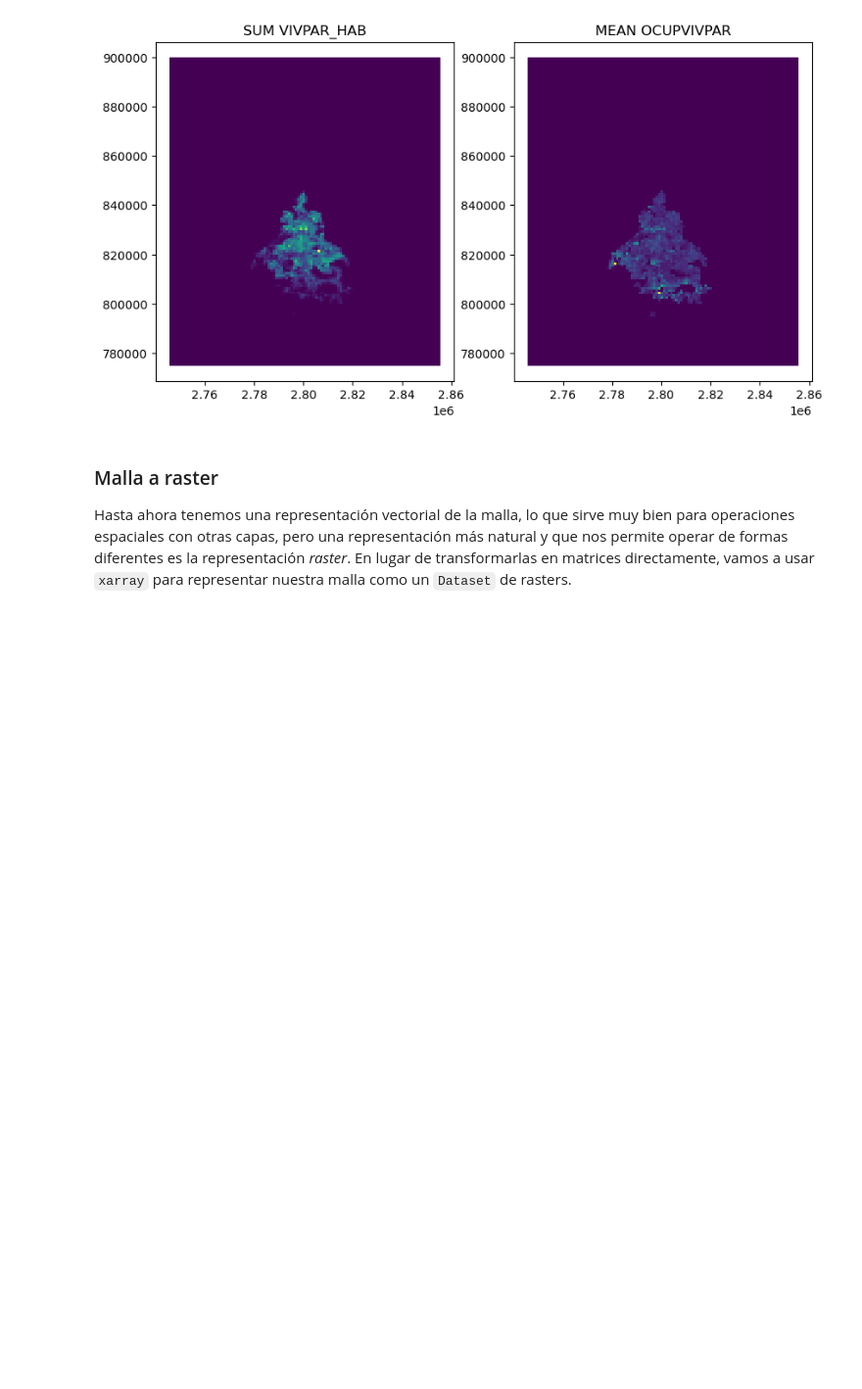
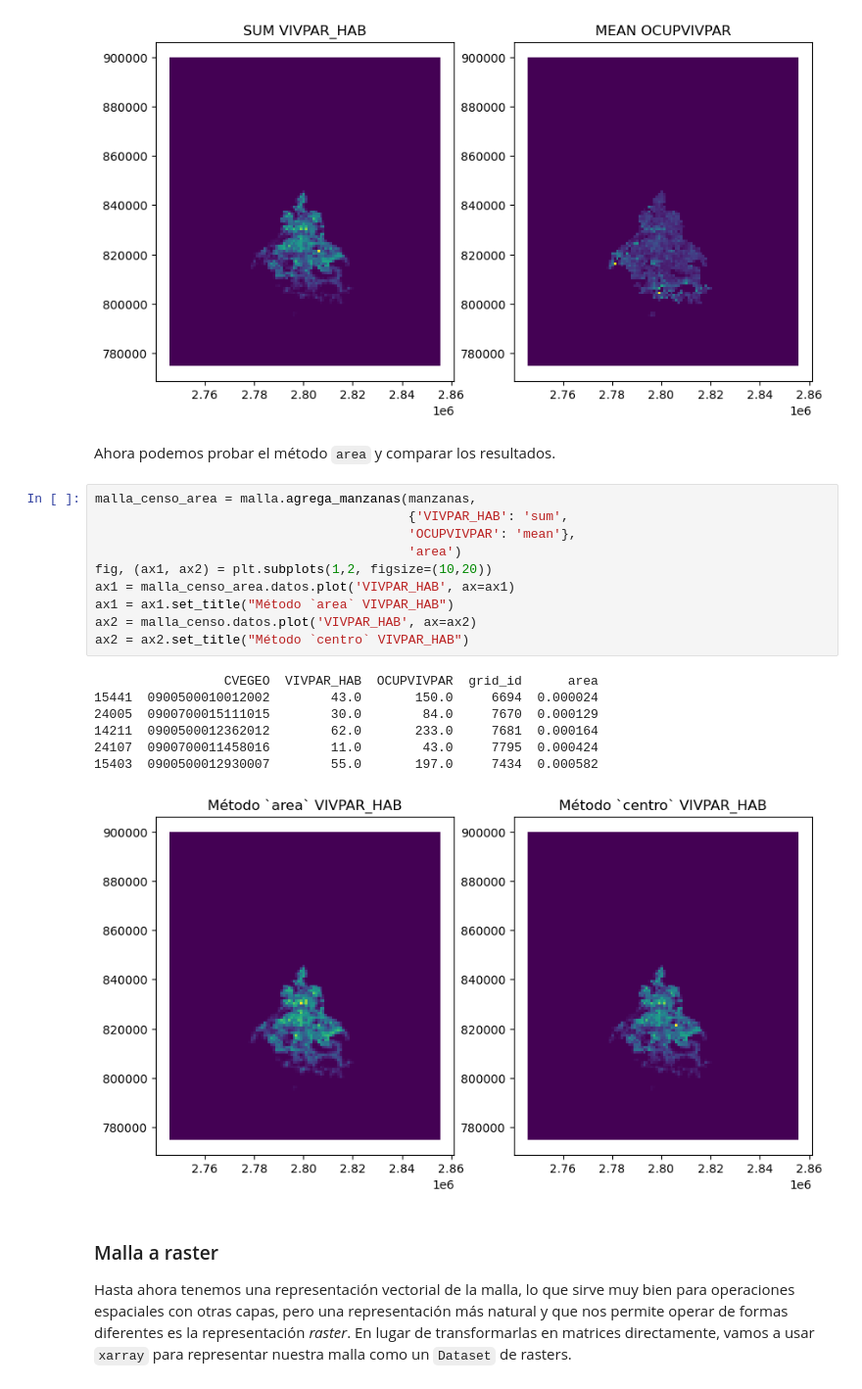
Before and after one commit to CentroGeo/pyLandUseMX, a Jupyter notebook: nbs/api/01_coberturas.ipynb, the cells around one changed output. Shown at 98% size. Saved outputs shown, nothing was run; the diff lists cells and outputs as text; blank space fills up the shorter version.

Commit message:
Método area en Mallas.agrega_manzanas

```diff
--- a/nbs/api/01_coberturas.ipynb
+++ b/nbs/api/01_coberturas.ipynb
@@ -487,6 +500,26 @@ ax2 = malla_censo.datos.plot('OCUPVIVPAR', ax=ax2)
 ax2 = ax2.set_title("MEAN OCUPVIVPAR")
 # %% [output]
 [figure]
+# %% [markdown]
+Ahora podemos probar el método `area` y comparar los resultados.
+# %%
+malla_censo_area = malla.agrega_manzanas(manzanas,
+                                         {'VIVPAR_HAB': 'sum',
+                                         'OCUPVIVPAR': 'mean'},
+                                         'area')
+fig, (ax1, ax2) = plt.subplots(1,2, figsize=(10,20))
+ax1 = malla_censo_area.datos.plot('VIVPAR_HAB', ax=ax1)
+ax1 = ax1.set_title("Método `area` VIVPAR_HAB")
+ax2 = malla_censo.datos.plot('VIVPAR_HAB', ax=ax2)
+ax2 = ax2.set_title("Método `centro` VIVPAR_HAB")
+# %% [output]
+                 CVEGEO  VIVPAR_HAB  OCUPVIVPAR  grid_id      area
+15441  0900500010012002        43.0       150.0     6694  0.000024
+24005  0900700015111015        30.0        84.0     7670  0.000129
+14211  0900500012362012        62.0       233.0     7681  0.000164
+24107  0900700011458016        11.0        43.0     7795  0.000424
+15403  0900500012930007        55.0       197.0     7434  0.000582
+[figure, added]
 # %% [markdown]
 ### Malla a raster
 
```
Also changed, not shown: parts of 5 cells of this notebook, 2 other files.
